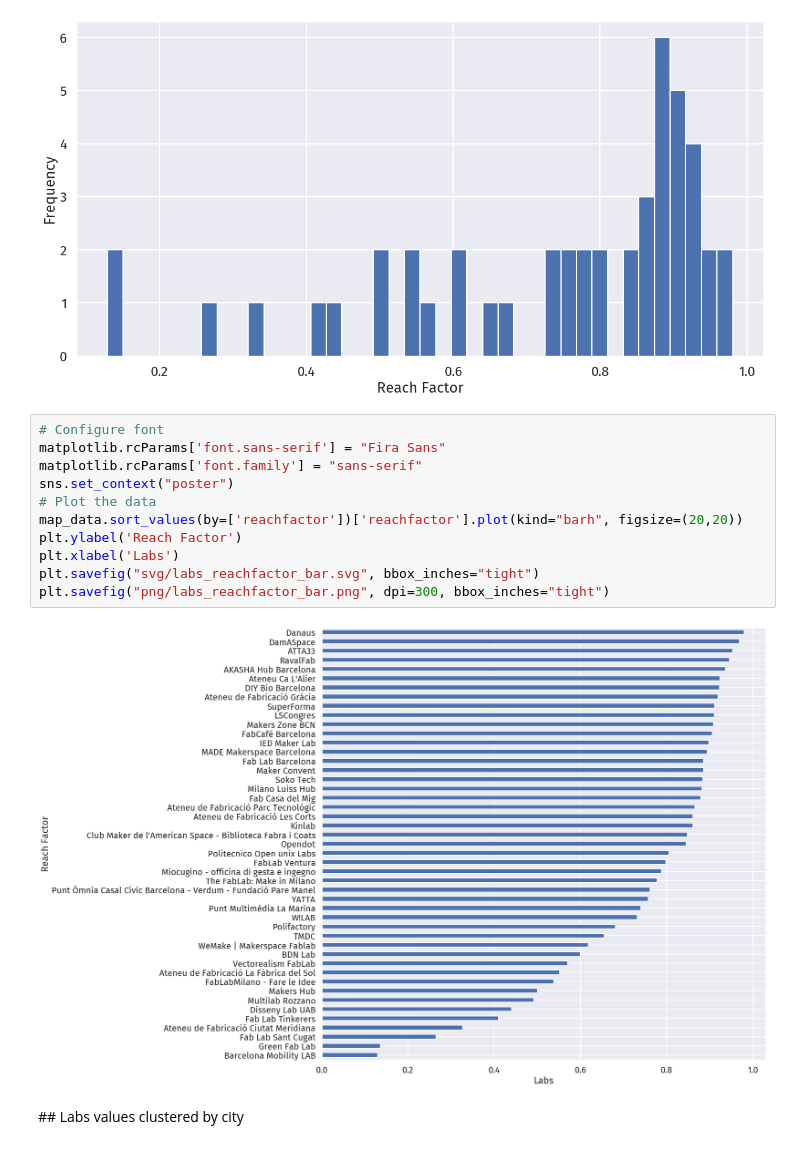
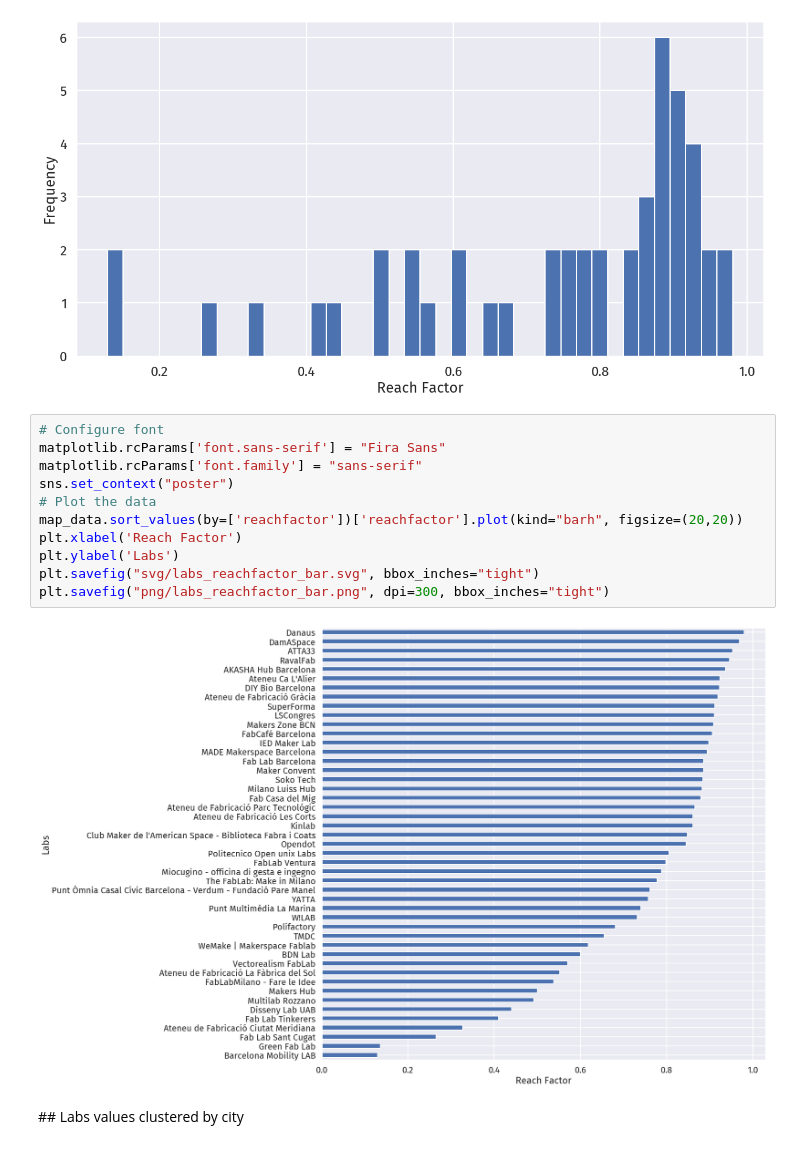
Before and after one commit to openp2pdesign/labs_access_analysis, a Jupyter notebook: 03_Plot_Map.ipynb, the cells around one changed output. Cells and saved outputs as stored; diff of their text form.

```diff
--- a/03_Plot_Map.ipynb
+++ b/03_Plot_Map.ipynb
@@ -165,16 +165,16 @@ plt.savefig("png/labs_reachfactor_hist.png", dpi=300, bbox_inches="tight")
 # %%
 # Configure font
 matplotlib.rcParams['font.sans-serif'] = "Fira Sans"
 matplotlib.rcParams['font.family'] = "sans-serif"
 sns.set_context("poster")
 # Plot the data
 map_data.sort_values(by=['reachfactor'])['reachfactor'].plot(kind="barh", figsize=(20,20))
-plt.ylabel('Reach Factor')
-plt.xlabel('Labs')
+plt.xlabel('Reach Factor')
+plt.ylabel('Labs')
 plt.savefig("svg/labs_reachfactor_bar.svg", bbox_inches="tight")
 plt.savefig("png/labs_reachfactor_bar.png", dpi=300, bbox_inches="tight")
 # %% [output]
-[figure, old version]
+[figure, new version]
 # %% [markdown]
 ## Labs values clustered by city
 # %%
```
Also changed, not shown: parts of 5 cells of this notebook, 41 other files.
